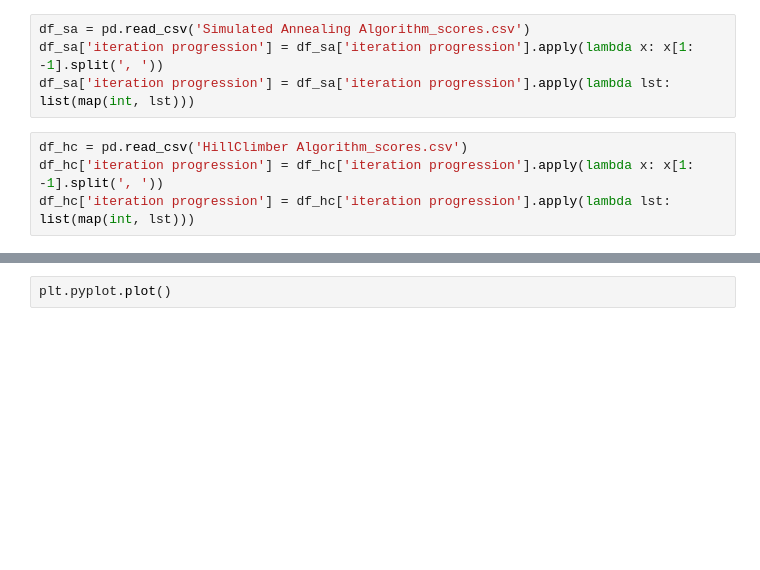
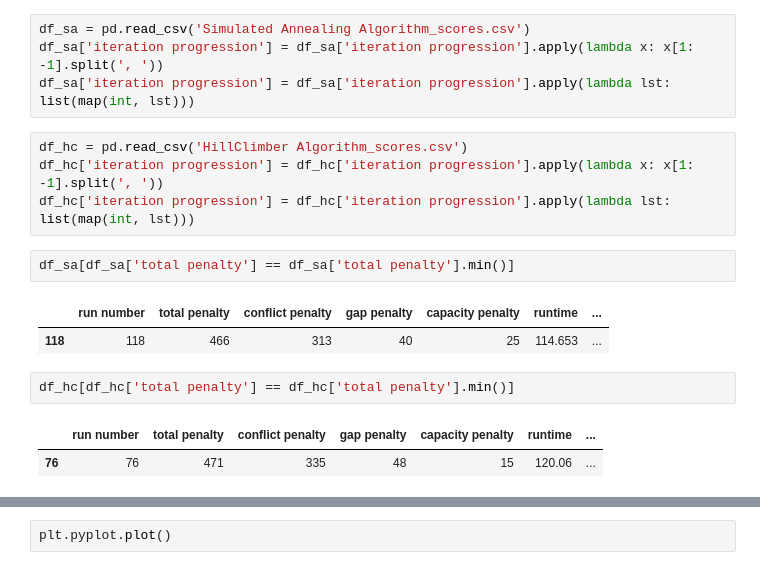
Before and after one commit to 11907223/Lesroosters, a Jupyter notebook: results/random_restart/plot_line.ipynb, the cells around one changed output, grey strips where cells are left out. Drawn from its saved outputs; the diff is of its cells as text; blank space fills up the shorter version.

```diff
--- a/results/random_restart/plot_line.ipynb
+++ b/results/random_restart/plot_line.ipynb
@@ -10,6 +10,16 @@ df_sa['iteration progression'] = df_sa['iteration progression'].apply(lambda lst
 df_hc = pd.read_csv('HillClimber Algorithm_scores.csv')
 df_hc['iteration progression'] = df_hc['iteration progression'].apply(lambda x: x[1: -1].split(', '))
 df_hc['iteration progression'] = df_hc['iteration progression'].apply(lambda lst: list(map(int, lst)))
+# %%
+df_sa[df_sa['total penalty'] == df_sa['total penalty'].min()]
+# %% [output]
+|  | run number | total penalty | conflict penalty | gap penalty | capacity penalty | runtime | ... |
+| 118 | 118 | 466 | 313 | 40 | 25 | 114.653 | ... |
+# %%
+df_hc[df_hc['total penalty'] == df_hc['total penalty'].min()]
+# %% [output]
+|  | run number | total penalty | conflict penalty | gap penalty | capacity penalty | runtime | ... |
+| 76 | 76 | 471 | 335 | 48 | 15 | 120.06 | ... |
 # %%
 plt.figure(figsize=(12,8))
 plt.plot(list(df_hc[df_hc['total penalty'] == df_hc['total penalty'].min()]['iteration progression'])[0], label='HillClimber')
```
Also changed, not shown: parts of 1 cell of this notebook, 2 other files.
